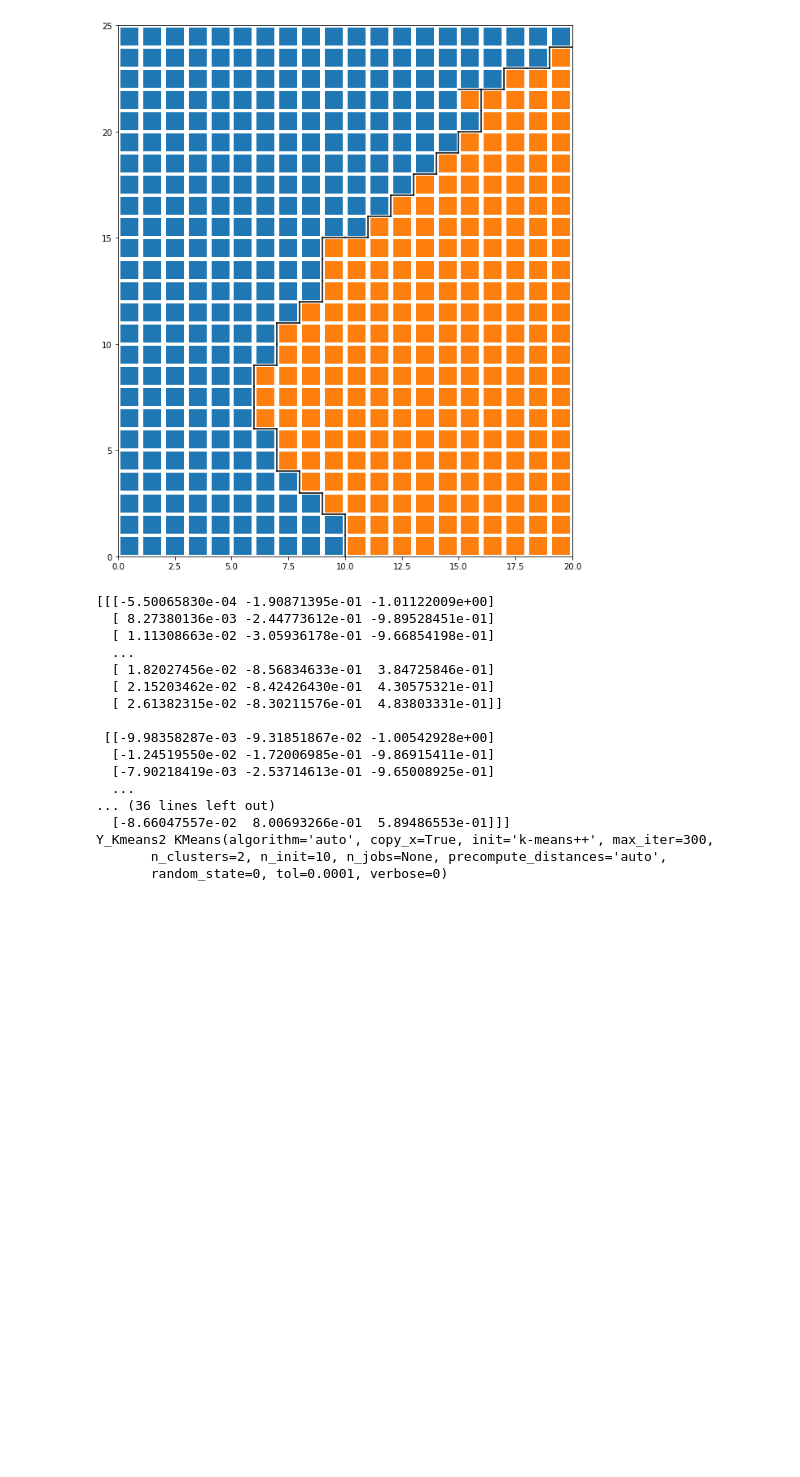
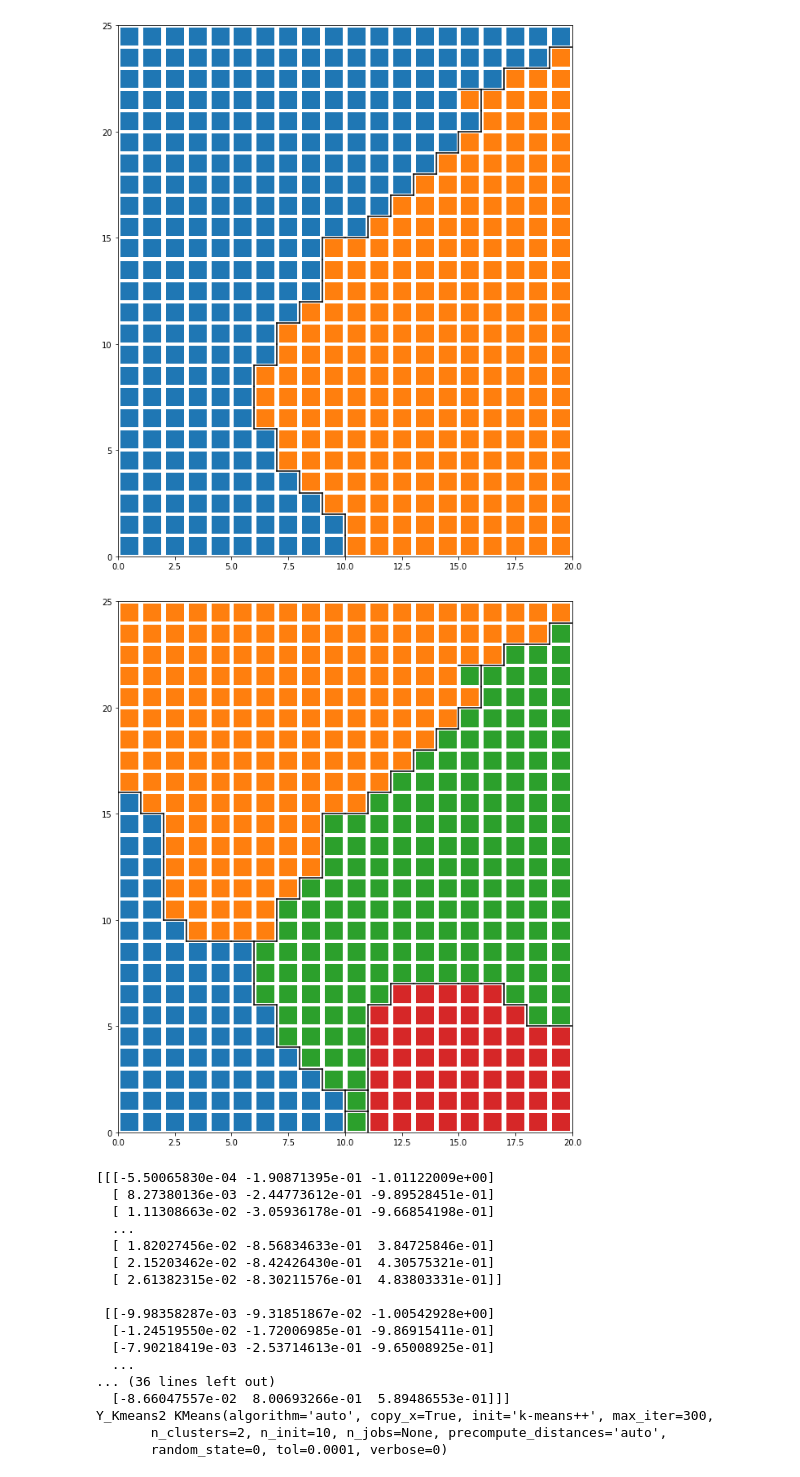
Before and after one commit to mikkelmilo/SOM-Clustering-Visualisations, a Jupyter notebook: chainlink-Kmeans+plot.ipynb, the cells around one changed output. Drawn from its saved outputs; the diff is of its cells as text; code cells hidden in the pictures; blank space fills up the shorter version.

Commit message:
small som with extreme values

```diff
--- a/chainlink-Kmeans+plot.ipynb
+++ b/chainlink-Kmeans+plot.ipynb
@@ -200,6 +200,16 @@ labels = [l[0] for l in labels]
 plot_with_labelling(chainlink_som_small,d1,d2,labels,labels,rweights,debug=False)
 # %% [output]
 [figure]
+# %%
+# EXTREME VALUES
+
+rweights_extreme = chainlink_som_small.get_weights().reshape(d1*d2,-1) # first argument is product of first two dimensions of the input dataset
+Z_extreme= cluster.hierarchy.linkage(rweights,'ward')
+labels_extreme = cluster.hierarchy.cut_tree(Z, n_clusters=4)
+labels_extreme = [l[0] for l in labels_extreme]
+plot_with_labelling(chainlink_som_small,d1,d2,labels_extreme,labels_extreme,rweights_extreme,debug=False)
+# %% [output]
+[figure, added]
 # %%
 # K-Means clustering
 # %%
```
Also changed, not shown: parts of 2 cells of this notebook.
